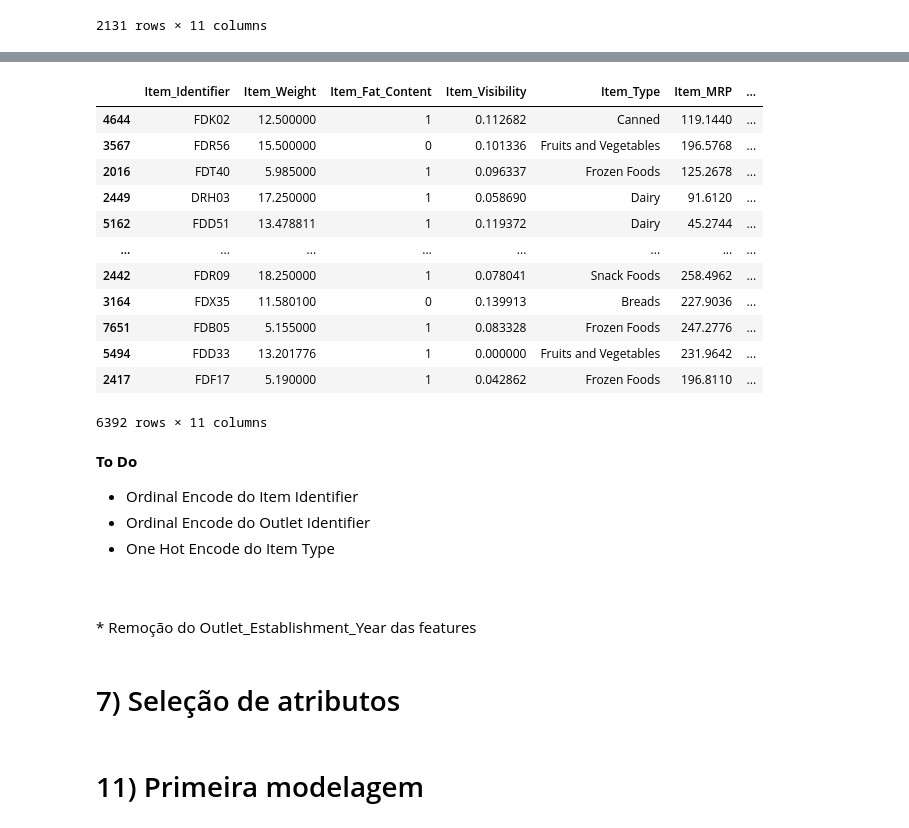
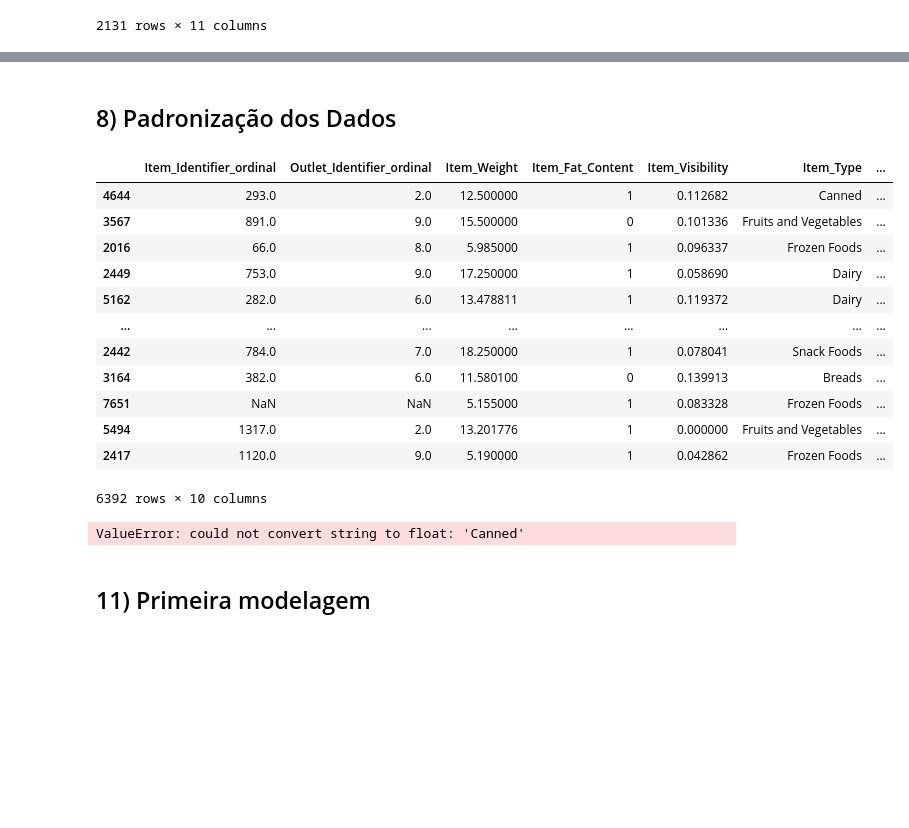
Before and after one commit to Krupique/mlops-projects, a Jupyter notebook: 02-bigmart_sales_prediction/notebook/demand_forecaster.ipynb, the cells around one changed output, grey strips where cells are left out. Cells and saved outputs as stored; diff of their text form; code cells hidden in the pictures; blank space fills up the shorter version.

```diff
--- a/02-bigmart_sales_prediction/notebook/demand_forecaster.ipynb
+++ b/02-bigmart_sales_prediction/notebook/demand_forecaster.ipynb
@@ -645,3 +645,16 @@ features_encoded = pd.DataFrame(features_encoded, columns=['Item_Identifier_ordi
 
 x_test_transformed['Item_Identifier_ordinal']= features_encoded['Item_Identifier_ordinal']
 x_test_transformed['Outlet_Identifier_ordinal']= features_encoded['Outlet_Identifier_ordinal']
+# %%
+ohe = OneHotEncoder(sparse=False)
+
+Item_Type_ohe_train = ohe.fit_transform(x_train_transformed[['Item_Type']])
+Item_Type_ohe_test = ohe.transform(x_test_transformed[['Item_Type']])
+
+# columns_ohe = ['Item_Type_{}'.format(str.replace(item ,' ', '_')) for item in list(ohe.categories_[0])]
+columns_ohe_train = pd.DataFrame(Item_Type_ohe_train, columns=ohe.get_feature_names_out(['Item_Type']))
+columns_ohe_test = pd.DataFrame(Item_Type_ohe_test, columns=ohe.get_feature_names_out(['Item_Type']))
+
+for row in ohe.get_feature_names_out(['Item_Type']):
+    x_train_transformed[row.replace(' ', '_')] = columns_ohe_train[row]
+    x_test_transformed[row.replace(' ', '_')] = columns_ohe_test[row]
@@ -669,3 +708,6 @@ features_columns = [
     'Outlet_Location_Type',
     'Outlet_Type',
 ]
+# %%
+x_train_transformed = x_train_transformed[features_columns]
+x_test_transformed = x_test_transformed[features_columns]
@@ -672,27 +730,18 @@ features_columns = [
+# %% [markdown]
+## 8) Padronização dos Dados
 # %%
-x_train_transformed[features_columns]
+x_train_transformed
 # %% [output]
-|  | Item_Identifier | Item_Weight | Item_Fat_Content | Item_Visibility | Item_Type | Item_MRP | ... |
-| 4644 | FDK02 | 12.500000 | 1 | 0.112682 | Canned | 119.1440 | ... |
-| 3567 | FDR56 | 15.500000 | 0 | 0.101336 | Fruits and Vegetables | 196.5768 | ... |
-| 2016 | FDT40 | 5.985000 | 1 | 0.096337 | Frozen Foods | 125.2678 | ... |
-| 2449 | DRH03 | 17.250000 | 1 | 0.058690 | Dairy | 91.6120 | ... |
-| 5162 | FDD51 | 13.478811 | 1 | 0.119372 | Dairy | 45.2744 | ... |
+|  | Item_Identifier_ordinal | Outlet_Identifier_ordinal | Item_Weight | Item_Fat_Content | Item_Visibility | Item_Type | ... |
+| 4644 | 293.0 | 2.0 | 12.500000 | 1 | 0.112682 | Canned | ... |
+| 3567 | 891.0 | 9.0 | 15.500000 | 0 | 0.101336 | Fruits and Vegetables | ... |
+| 2016 | 66.0 | 8.0 | 5.985000 | 1 | 0.096337 | Frozen Foods | ... |
+| 2449 | 753.0 | 9.0 | 17.250000 | 1 | 0.058690 | Dairy | ... |
+| 5162 | 282.0 | 6.0 | 13.478811 | 1 | 0.119372 | Dairy | ... |
 | ... | ... | ... | ... | ... | ... | ... | ... |
-| 2442 | FDR09 | 18.250000 | 1 | 0.078041 | Snack Foods | 258.4962 | ... |
-| 3164 | FDX35 | 11.580100 | 0 | 0.139913 | Breads | 227.9036 | ... |
-| 7651 | FDB05 | 5.155000 | 1 | 0.083328 | Frozen Foods | 247.2776 | ... |
-| 5494 | FDD33 | 13.201776 | 1 | 0.000000 | Fruits and Vegetables | 231.9642 | ... |
-| 2417 | FDF17 | 5.190000 | 1 | 0.042862 | Frozen Foods | 196.8110 | ... |
+| 2442 | 784.0 | 7.0 | 18.250000 | 1 | 0.078041 | Snack Foods | ... |
+| 3164 | 382.0 | 6.0 | 11.580100 | 0 | 0.139913 | Breads | ... |
+| 7651 | NaN | NaN | 5.155000 | 1 | 0.083328 | Frozen Foods | ... |
+| 5494 | 1317.0 | 2.0 | 13.201776 | 1 | 0.000000 | Fruits and Vegetables | ... |
+| 2417 | 1120.0 | 9.0 | 5.190000 | 1 | 0.042862 | Frozen Foods | ... |
-6392 rows × 11 columns
+6392 rows × 10 columns
-# %% [markdown]
-**To Do**
-
-* Ordinal Encode do Item Identifier
-* Ordinal Encode do Outlet Identifier
-* One Hot Encode do Item Type
-<br/>
-<br/>
-* Remoção do Outlet_Establishment_Year das features
-# %% [markdown]
-# 7) Seleção de atributos
@@ -699,3 +750,10 @@ x_train_transformed[features_columns]
+# %%
+standard_scaler = StandardScaler()
+
+x_train_scaled = standard_scaler.fit_transform(x_train_transformed)
+x_test_scaled = standard_scaler.transform()
+# %% [output]
+ValueError: could not convert string to float: 'Canned'
 # %% [markdown]
-# 11) Primeira modelagem
+## 11) Primeira modelagem
 # %% [markdown]
```
Also changed, not shown: parts of 7 cells of this notebook.
